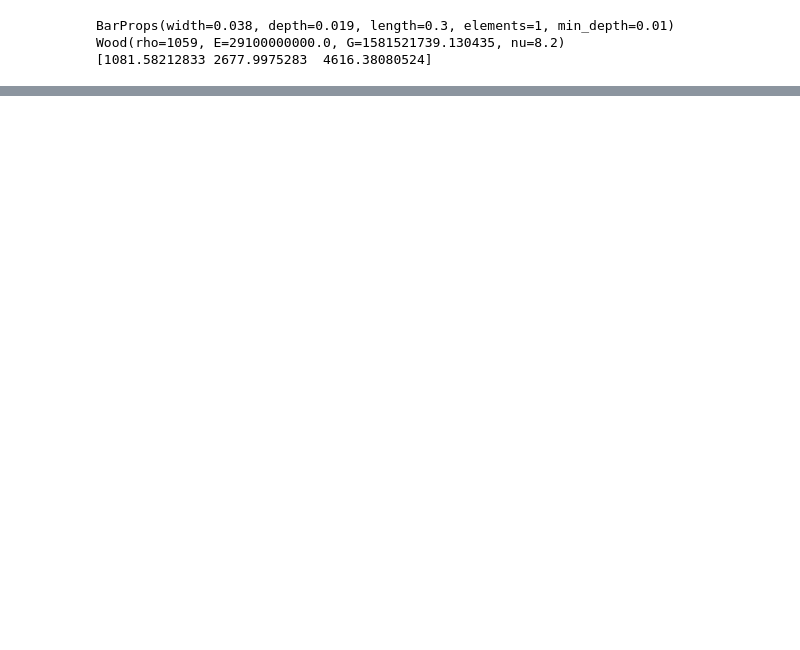
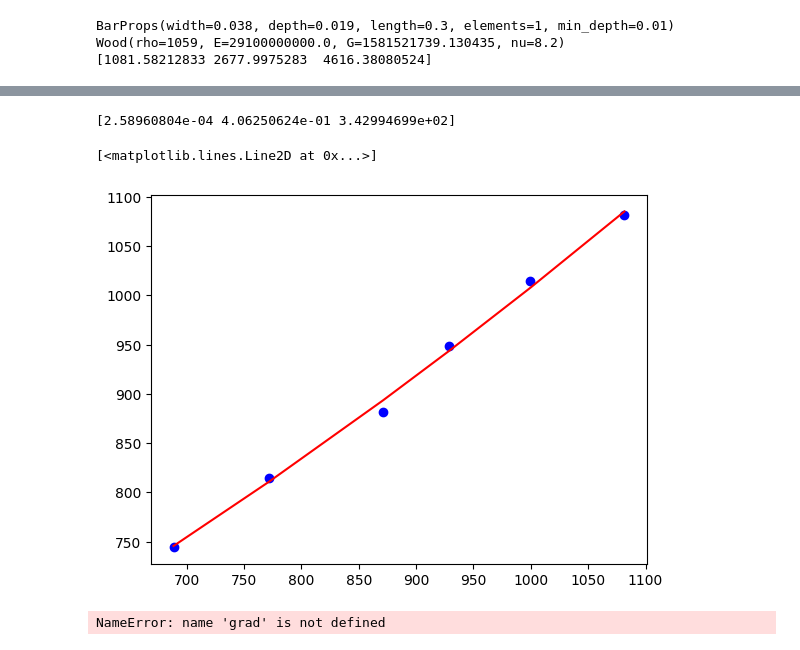
Before and after one commit to amosr/xylo, a Jupyter notebook: py/bars.ipynb, the cells around one changed output, grey strips where cells are left out. Cells and saved outputs as stored; diff of their text form; code cells hidden in the pictures; blank space fills up the shorter version.

```diff
--- a/py/bars.ipynb
+++ b/py/bars.ipynb
@@ -101,0 +159,15 @@ BarProps(width=0.038, depth=0.019, length=0.3, elements=300, min_depth=0.01)
+# %%
+plt.scatter(measure_freqs, predict_freqs, color = 'blue')
+
+lhs = measure_freqs
+rhs = predict_freqs
+
+p = jnp.polyfit(lhs[0:-1], rhs[0:-1], 2)
+print(p)
+# plt.plot(cuts, (cuts ** 2) * p[0] + (cuts ** 1) * p[1] + p[2], color = 'purple')
+vals = jnp.polyval(p, measure_freqs)
+plt.plot(lhs, vals, color = 'red')
+# %% [output]
+[2.58960804e-04 4.06250624e-01 3.42994699e+02]
+[<matplotlib.lines.Line2D at 0x...>]
+[figure, added]
@@ -101,0 +194,6 @@ BarProps(width=0.038, depth=0.019, length=0.3, elements=300, min_depth=0.01)
+# %%
+# for _ in range(iters):
+w = grad(woodX, bar, measure_freqs, spline)
+print(w)
+# %% [output]
+NameError: name 'grad' is not defined
```
Also changed, not shown: parts of 8 cells of this notebook, 5 other files.
